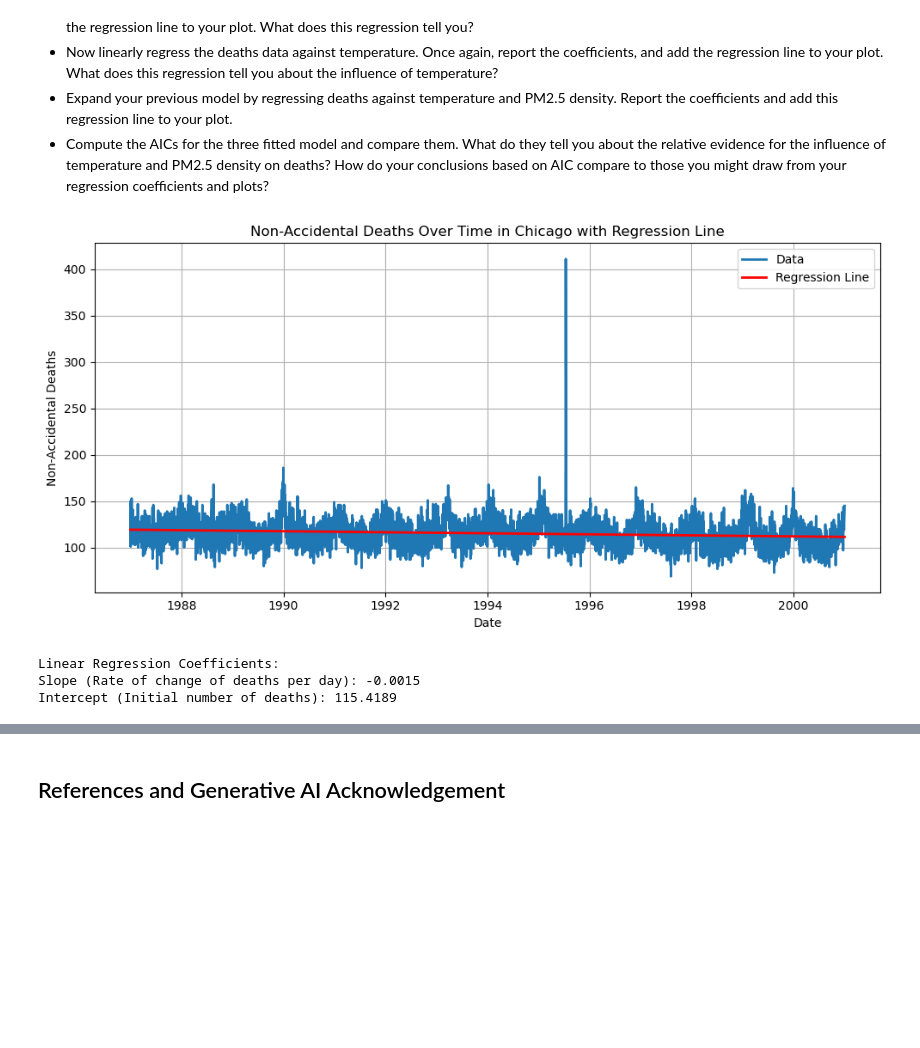
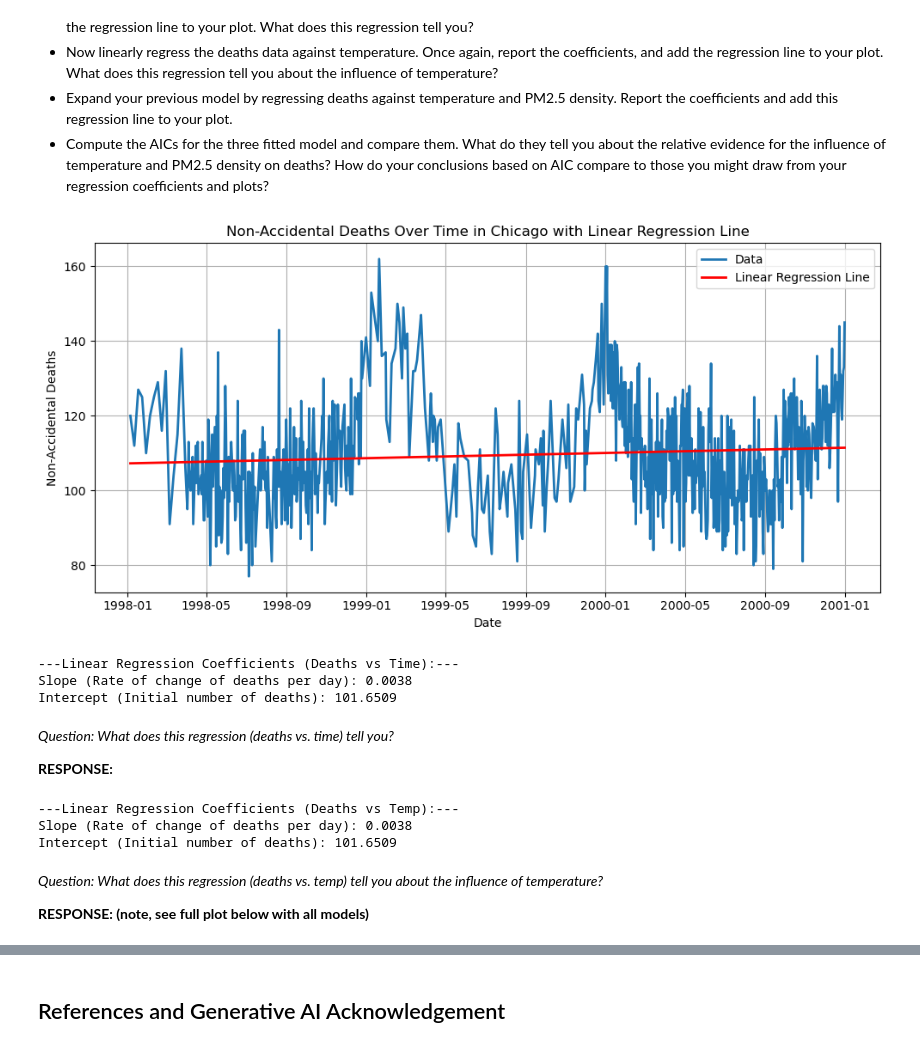
Before and after one commit to BEE4850-SP25/hw05-christinemswanson, a Jupyter notebook: hw05.ipynb, the cells around one changed output, grey strips where cells are left out. Cells and saved outputs as stored; diff of their text form; code cells hidden in the pictures; blank space fills up the shorter version.

Commit message:
cleaning up and working on responses

```diff
--- a/hw05.ipynb
+++ b/hw05.ipynb
@@ -548,42 +568,52 @@ plt.show()
     based on AIC compare to those you might draw from your regression
     coefficients and plots?
 # %%
-# COME BACK AND DROP MISSING DATA BEFORE FITTING THE LINEAR REGRESSION
 # deaths data is plotted above
 # linearly regress the number of deaths against time and report fitted regression coefficients
-# Perform linear regression (death vs. time)
-X = np.array((chicago_dat['time'])).reshape(-1, 1)  # time as independent variable
-y = np.array(chicago_dat['death'])  # deaths as dependent variable
 
-# Fit the linear model
+# first, drop NaNs in PM2.5 data
+chicago_dat = chicago_dat.dropna(subset=['pm25median'])
+
+# linear regression (death vs. time)
+X = np.array((chicago_dat['time'])).reshape(-1, 1)  # time -> independent variable
+y = np.array(chicago_dat['death'])  # deaths -> response variable
+
+# fit the linear model
 model = LinearRegression()
 model.fit(X, y)
 
-# Get the regression coefficients
+# get the regression coefficients
 slope = model.coef_[0]
 intercept = model.intercept_
 
-# Generate the regression line
+# predict
 y_pred = model.predict(X)
 # %%
-# Plot the data and the regression line
+# plot the data and the regression line
 plt.figure(figsize=(10, 5))
+
 plt.plot(chicago_dat['Date'], chicago_dat['death'], label="Data", linewidth=2)
-plt.plot(chicago_dat['Date'], y_pred, color='red', label="Regression Line", linewidth=2)
+plt.plot(chicago_dat['Date'], y_pred, color='red', label="Linear Regression Line", linewidth=2)
+
 plt.xlabel("Date")
 plt.ylabel("Non-Accidental Deaths")
-plt.title("Non-Accidental Deaths Over Time in Chicago with Regression Line")
+plt.title("Non-Accidental Deaths Over Time in Chicago with Linear Regression Line")
 plt.legend()
 plt.grid(True)
 plt.tight_layout()
 plt.show()
-
-# Print the regression coefficients
-print(f"Linear Regression Coefficients:")
-print(f"Slope (Rate of change of deaths per day): {slope:.4f}")
-print(f"Intercept (Initial number of deaths): {intercept:.4f}")
 # %% [output]
-[figure, old version]
+[figure, new version]
-Linear Regression Coefficients:
-Slope (Rate of change of deaths per day): -0.0015
-Intercept (Initial number of deaths): 115.4189
+# %%
+# print the regression coefficients
+print(f"---Linear Regression Coefficients (Deaths vs Time):---")
+print(f"Slope (Rate of change of deaths per day): {slope:.4f}")
+print(f"Intercept (Initial number of deaths): {intercept:.4f}")
+# %% [output]
+---Linear Regression Coefficients (Deaths vs Time):---
+Slope (Rate of change of deaths per day): 0.0038
+Intercept (Initial number of deaths): 101.6509
+# %% [markdown]
+*Question: What does this regression (deaths vs. time) tell you?*
+
+**RESPONSE:**
@@ -589,0 +638,13 @@ Intercept (Initial number of deaths): 115.4189
+# %%
+# print the regression coefficients
+print(f"---Linear Regression Coefficients (Deaths vs Temp):---")
+print(f"Slope (Rate of change of deaths per day): {slope_2:.4f}")
+print(f"Intercept (Initial number of deaths): {intercept_2:.4f}")
+# %% [output]
+---Linear Regression Coefficients (Deaths vs Temp):---
+Slope (Rate of change of deaths per day): 0.0038
+Intercept (Initial number of deaths): 101.6509
+# %% [markdown]
+*Question: What does this regression (deaths vs. temp) tell you about the influence of temperature?*
+
+**RESPONSE: (note, see full plot below with all models)**
```
Also changed, not shown: parts of 29 cells of this notebook.
